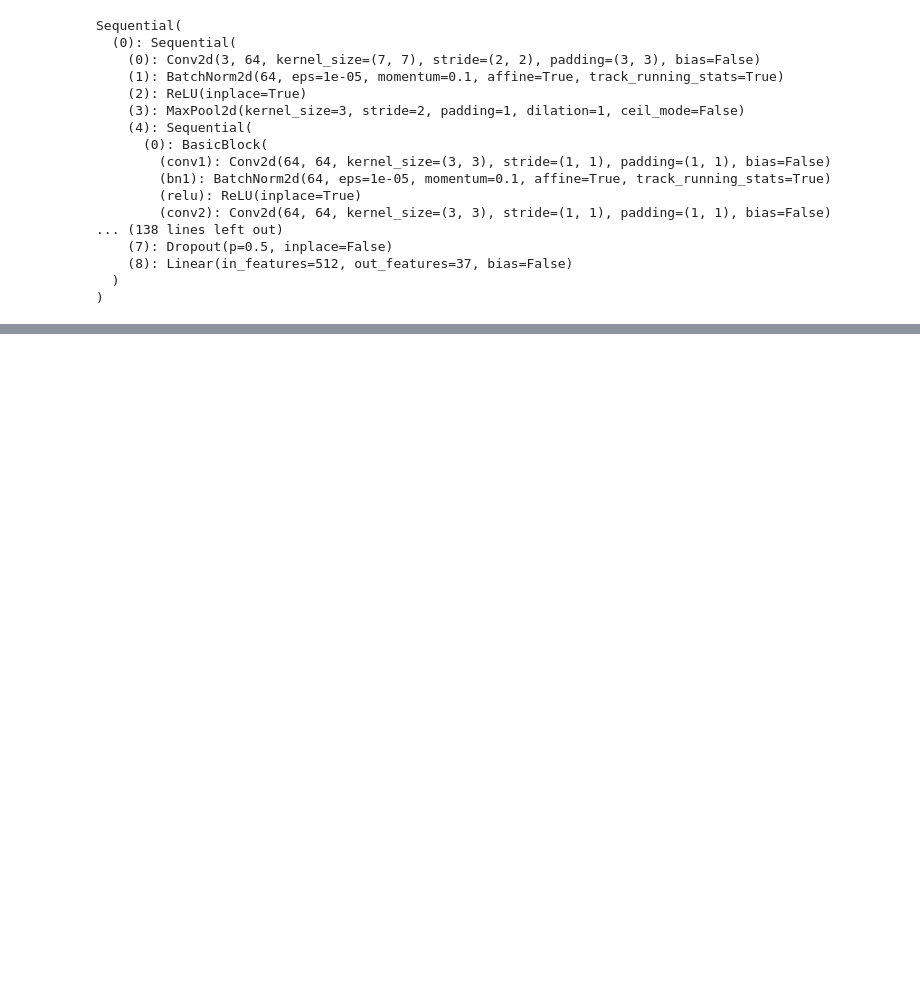
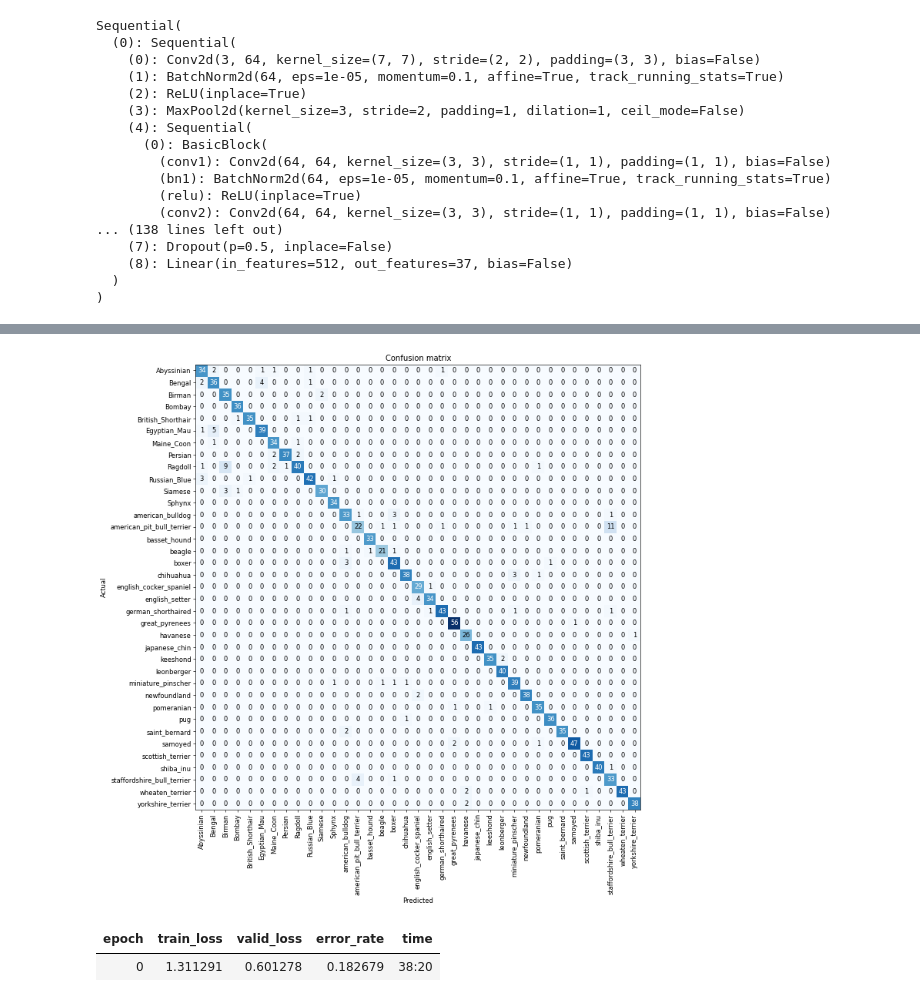
Before and after one commit to Xudong-Mao/Code1, a Jupyter notebook: test.ipynb, the cells around one changed output, grey strips where cells are left out. Cells and saved outputs as stored; diff of their text form; code cells hidden in the pictures; blank space fills up the shorter version.

```diff
--- a/test.ipynb
+++ b/test.ipynb
@@ -283,0 +112,11 @@ IndexError: invalid index of a 0-dim tensor. Use `tensor.item()` in Python or `t
+# %%
+interp.plot_confusion_matrix(figsize=(12,12), dpi=60)
+# %% [output]
+[figure, added]
+# %%
+# 通过微调让模型更好
+learn.unfreeze()  # 释放所有的参数
+learn.fit_one_cycle(1) # 训练一次，但是我们将得到一个糟糕的结果
+# %% [output]
+| epoch | train_loss | valid_loss | error_rate | time |
+| 0 | 1.311291 | 0.601278 | 0.182679 | 38:20 |
```
Also changed, not shown: parts of 18 cells of this notebook.
